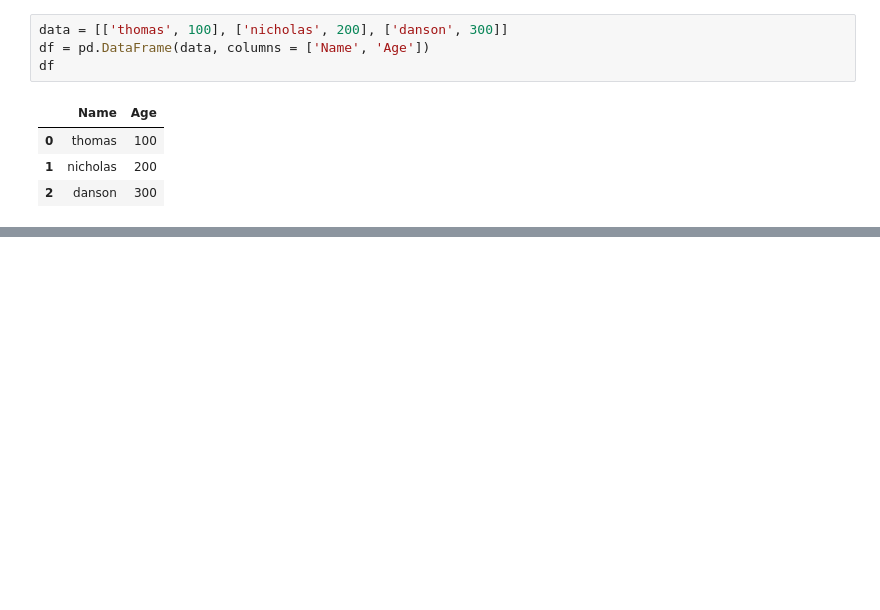
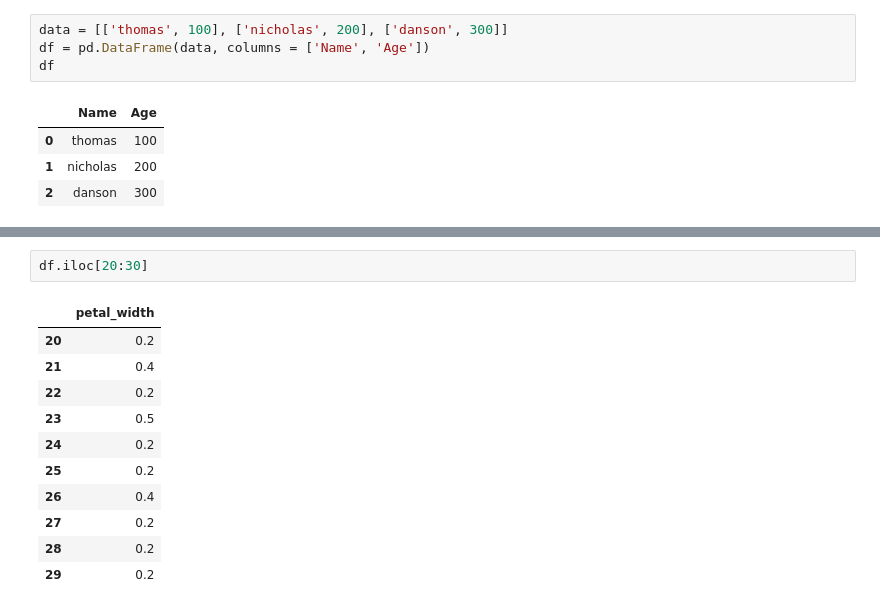
Before and after one commit to Yc-future/ISTM631, a Jupyter notebook: ISTM631_2nd_session_10_29_2020.ipynb, the cells around one changed output, grey strips where cells are left out. Cells and saved outputs as stored; diff of their text form; blank space fills up the shorter version.

```diff
--- a/ISTM631_2nd_session_10_29_2020.ipynb
+++ b/ISTM631_2nd_session_10_29_2020.ipynb
@@ -511,0 +588,14 @@ ValueError: ignored
+# %%
+df.iloc[20:30]
+# %% [output]
+|  | petal_width |
+| 20 | 0.2 |
+| 21 | 0.4 |
+| 22 | 0.2 |
+| 23 | 0.5 |
+| 24 | 0.2 |
+| 25 | 0.2 |
+| 26 | 0.4 |
+| 27 | 0.2 |
+| 28 | 0.2 |
+| 29 | 0.2 |
```
Also changed, not shown: parts of 19 cells of this notebook.
